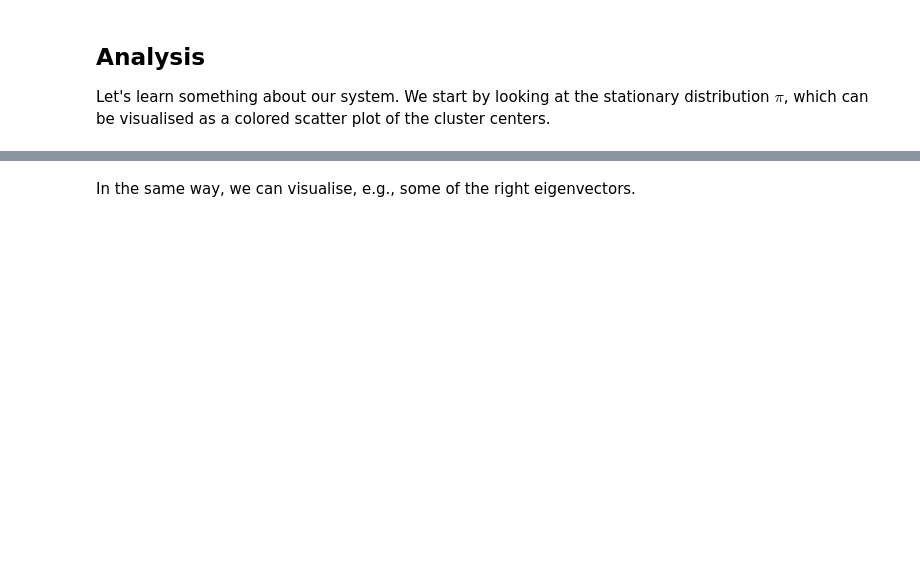
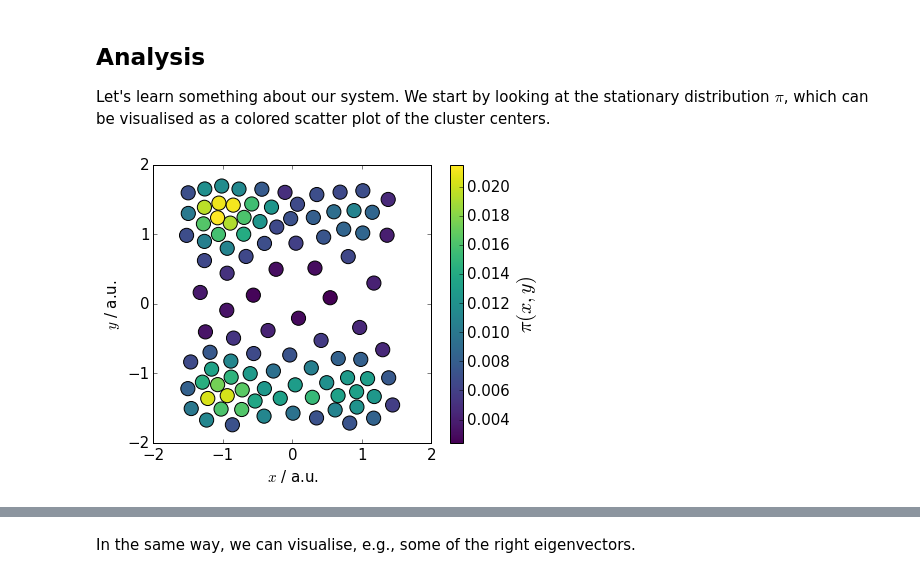
Before and after one commit to MCMM-Team1/mcmm-project, a Jupyter notebook: supporting_material/notebooks/plotting-example_ours.ipynb, the cells around one changed output, grey strips where cells are left out. Saved outputs shown, nothing was run; the diff lists cells and outputs as text; code cells hidden in the pictures; blank space fills up the shorter version.

```diff
--- a/supporting_material/notebooks/plotting-example_ours.ipynb
+++ b/supporting_material/notebooks/plotting-example_ours.ipynb
@@ -86,6 +103,15 @@ fig, axes = pyemma.plots.plot_cktest(msm.cktest(4))
 ## Analysis
 
 Let's learn something about our system. We start by looking at the stationary distribution $\pi$, which can be visualised as a colored scatter plot of the cluster centers.
+# %%
+fig, ax = plt.subplots(figsize=(6.5, 5))
+im = ax.scatter(centers[:, 0], centers[:, 1], c=msm.stationary_distribution, s=200, cmap=mpl.cm.viridis)
+cbar = fig.colorbar(im, ax=ax)
+cbar.set_label(r"$\pi(x,y)$", fontsize=20)
+format_square(ax)
+fig.tight_layout()
+# %% [output]
+[figure, added]
 # %%
 tau = 50
 estimationObject = mcmm.estimation.estimate(cluster.disctrajectories,tau,cluster.numberCenters)
```
Also changed, not shown: parts of 22 cells of this notebook, 3 other files.
